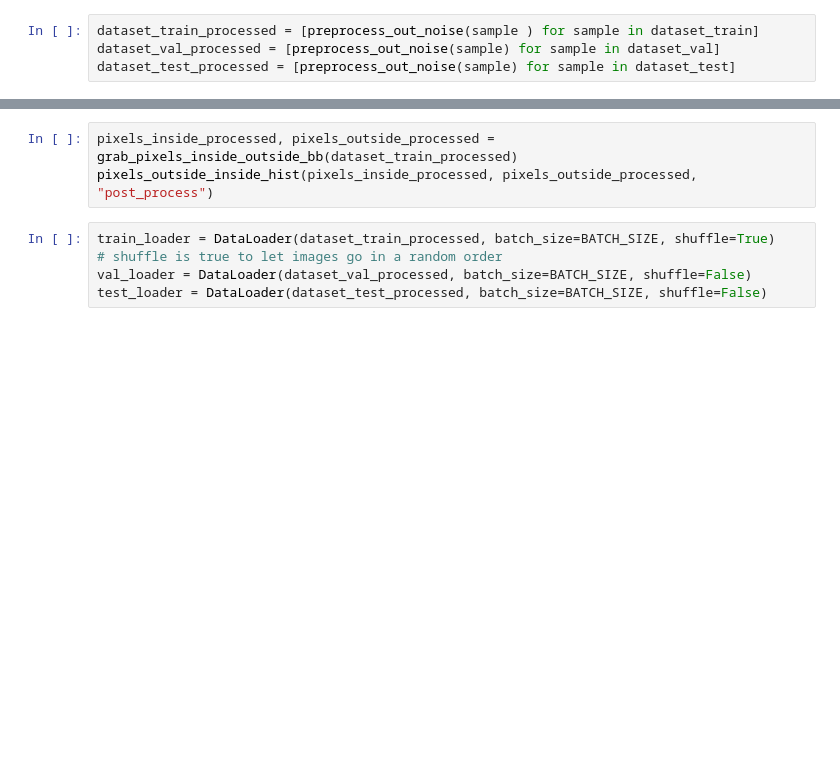
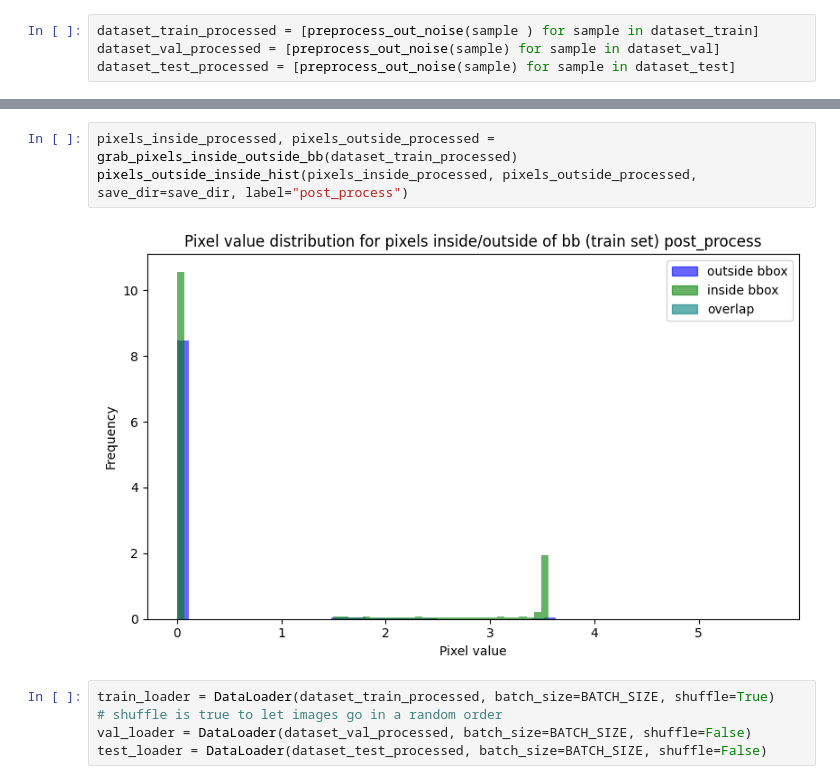
Before and after one commit to Freskoko/inf265_projects, a Jupyter notebook: assignments/src/project_2/Object_detection.ipynb, the cells around one changed output, grey strips where cells are left out. Drawn from its saved outputs; the diff is of its cells as text; blank space fills up the shorter version.

```diff
--- a/assignments/src/project_2/Object_detection.ipynb
+++ b/assignments/src/project_2/Object_detection.ipynb
@@ -362,6 +366,8 @@ plot_multiple(
 # %%
 pixels_inside_processed, pixels_outside_processed = grab_pixels_inside_outside_bb(dataset_train_processed)
-pixels_outside_inside_hist(pixels_inside_processed, pixels_outside_processed, "post_process")
+pixels_outside_inside_hist(pixels_inside_processed, pixels_outside_processed, save_dir=save_dir, label="post_process")
+# %% [output]
+[figure, added]
 # %%
 train_loader = DataLoader(dataset_train_processed, batch_size=BATCH_SIZE, shuffle=True)
 # shuffle is true to let images go in a random order
```
Also changed, not shown: parts of 2 cells of this notebook, 3 other files.
